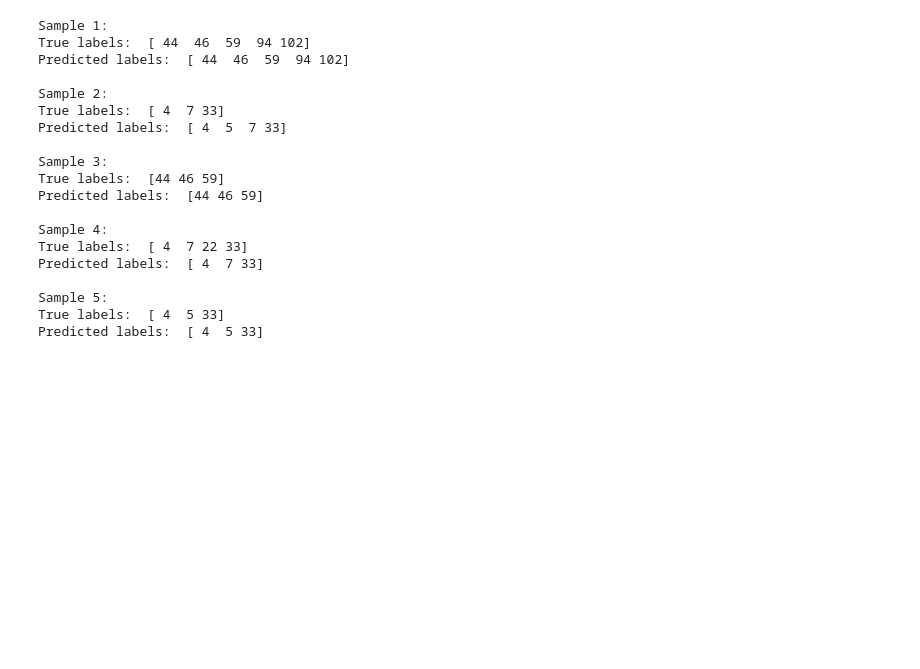
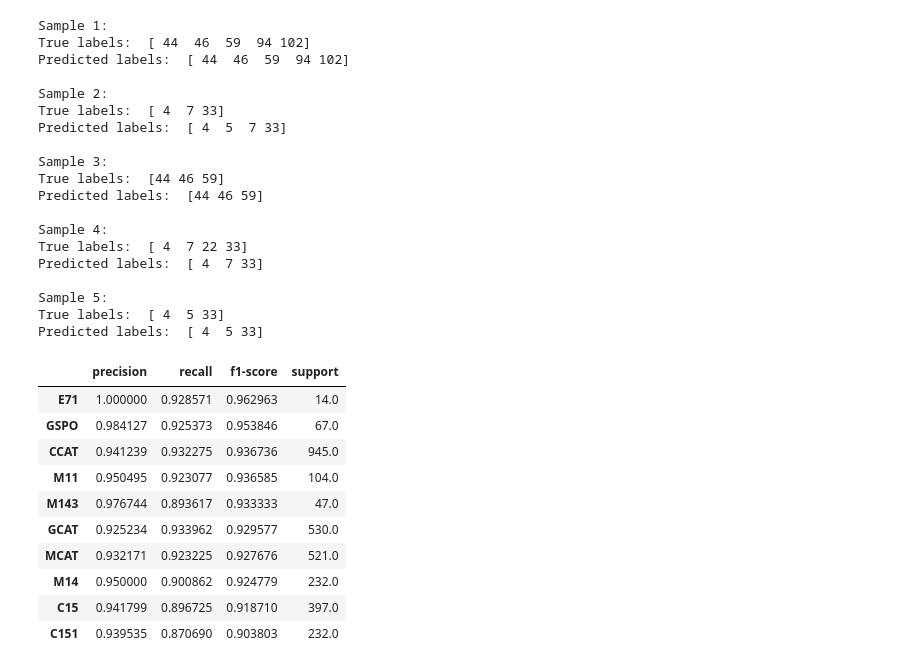
Before and after one commit to KrysD09/Neural-Network-Training-Demo, a Jupyter notebook: nn_training_baseline.ipynb, the cells around one changed output. Saved outputs shown, nothing was run; the diff lists cells and outputs as text; code cells hidden in the pictures; blank space fills up the shorter version.

```diff
--- a/nn_training_baseline.ipynb
+++ b/nn_training_baseline.ipynb
@@ -284,3 +340,29 @@ Predicted labels:  [ 4  7 33]
 Sample 5:
 True labels:  [ 4  5 33]
 Predicted labels:  [ 4  5 33]
+# %%
+#map label indices to names in your results
+
+# get names
+label_names = rcv1.target_names
+
+# create classification report as a dictionary
+report_dict = classification_report(y_test, y_pred_binary, target_names=label_names, output_dict=True)
+
+# convert to DataFrame
+report_df = pd.DataFrame(report_dict).transpose()
+
+# show top 10 labels by F1-score
+report_df.sort_values(by="f1-score", ascending=False).head(10)
+# %% [output]
+|  | precision | recall | f1-score | support |
+| E71 | 1.000000 | 0.928571 | 0.962963 | 14.0 |
+| GSPO | 0.984127 | 0.925373 | 0.953846 | 67.0 |
+| CCAT | 0.941239 | 0.932275 | 0.936736 | 945.0 |
+| M11 | 0.950495 | 0.923077 | 0.936585 | 104.0 |
+| M143 | 0.976744 | 0.893617 | 0.933333 | 47.0 |
+| GCAT | 0.925234 | 0.933962 | 0.929577 | 530.0 |
+| MCAT | 0.932171 | 0.923225 | 0.927676 | 521.0 |
+| M14 | 0.950000 | 0.900862 | 0.924779 | 232.0 |
+| C15 | 0.941799 | 0.896725 | 0.918710 | 397.0 |
+| C151 | 0.939535 | 0.870690 | 0.903803 | 232.0 |
```
Also changed, not shown: parts of 11 cells of this notebook.
